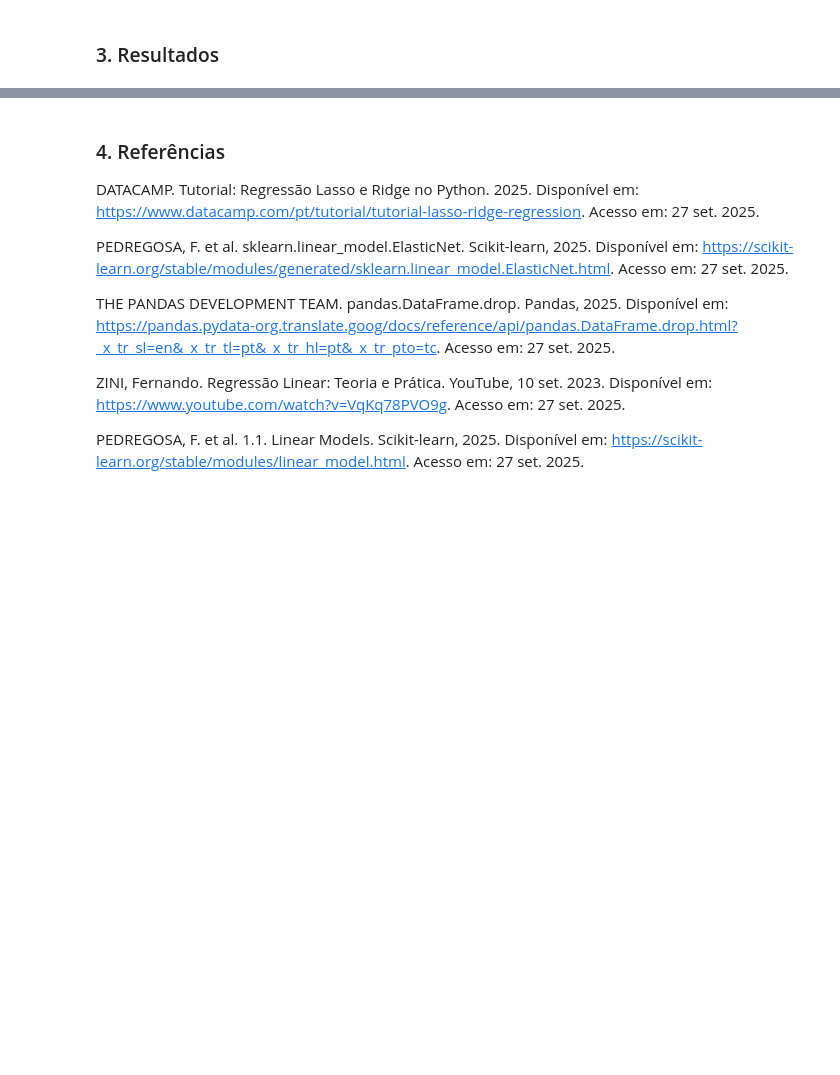
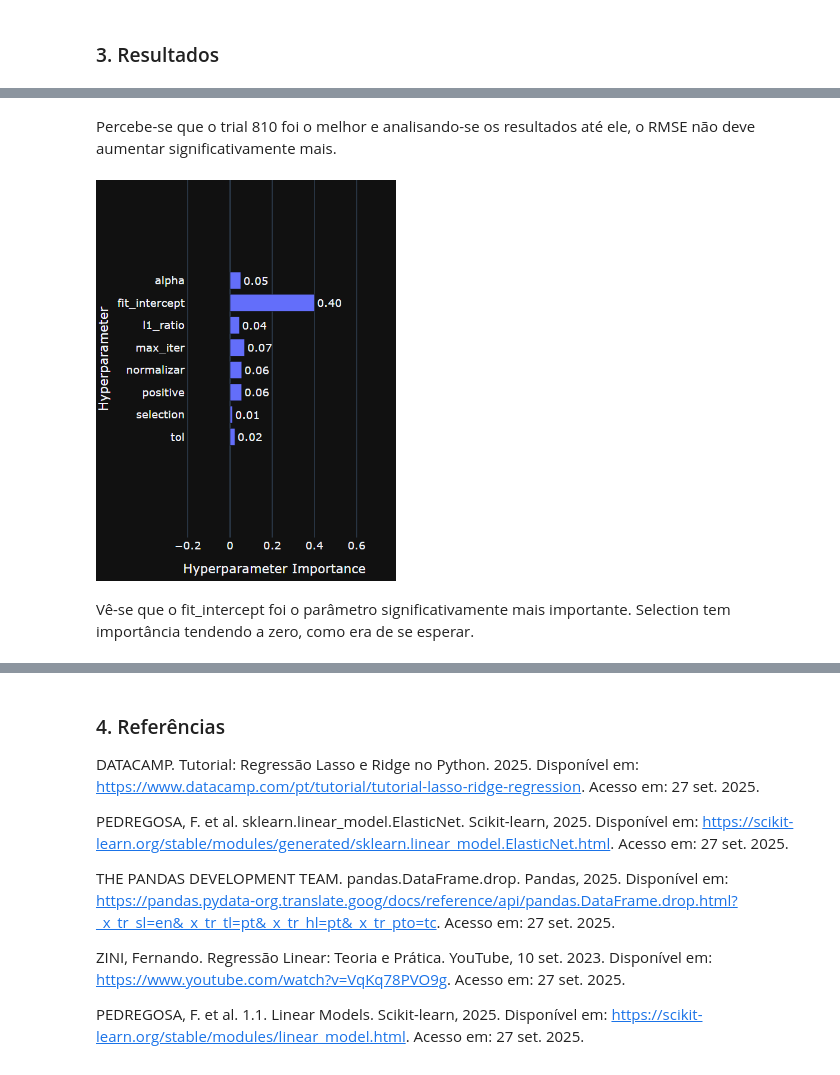
Before and after one commit to Velky2/R2D2, a Jupyter notebook: machine_learning_models/elaticnet.ipynb, the cells around one changed output, grey strips where cells are left out. Drawn from its saved outputs; the diff is of its cells as text; code cells hidden in the pictures; blank space fills up the shorter version.

```diff
--- a/machine_learning_models/elaticnet.ipynb
+++ b/machine_learning_models/elaticnet.ipynb
@@ -210,0 +217,8 @@ Portanto, utilizando o optuna,
+# %% [markdown]
+Percebe-se que o trial 810 foi o melhor e analisando-se os resultados até ele, o RMSE não deve aumentar significativamente mais.
+# %%
+Image(filename='en_parameters.png', width=300)
+# %% [output]
+[figure, added]
+# %% [markdown]
+Vê-se que o fit_intercept foi o parâmetro significativamente mais importante. Selection tem importância tendendo a zero, como era de se esperar.
```
Also changed, not shown: parts of 5 cells of this notebook, 2 other files.
